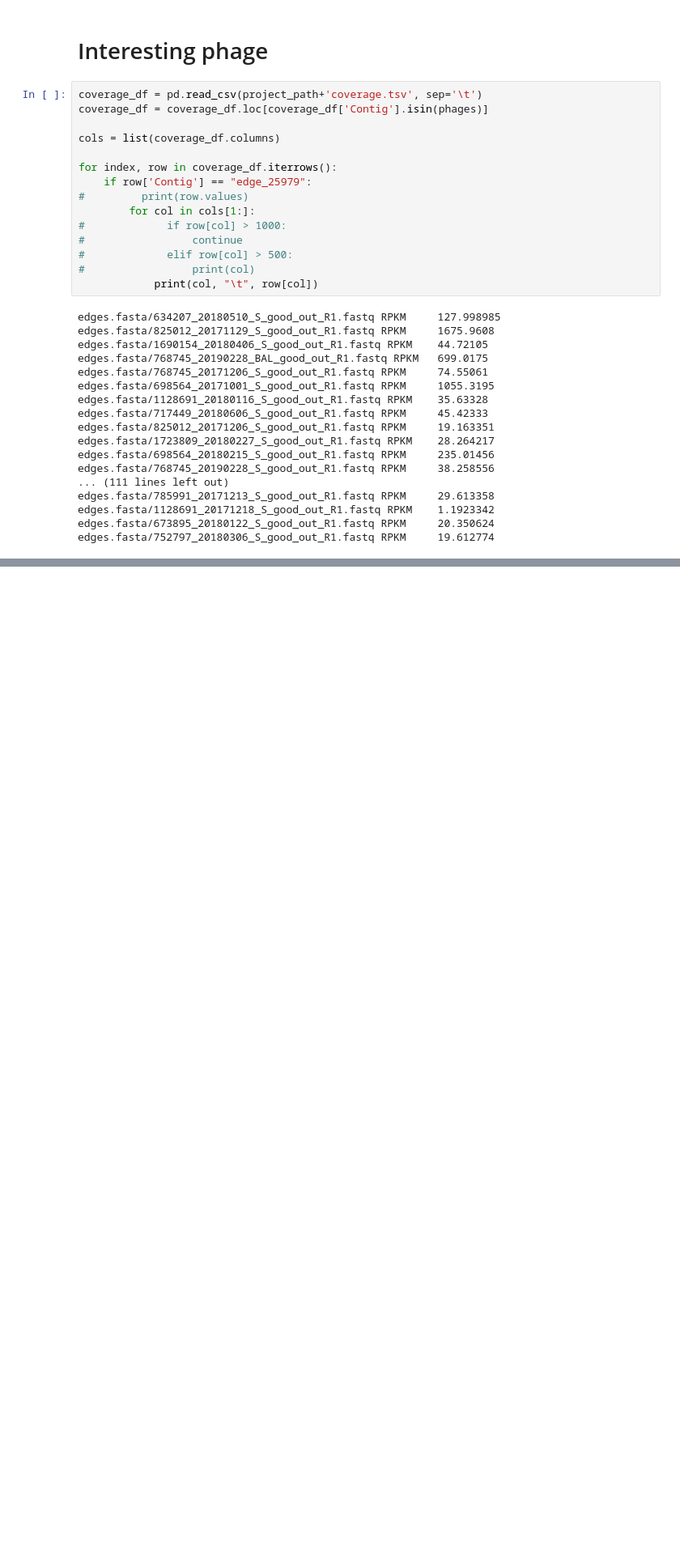
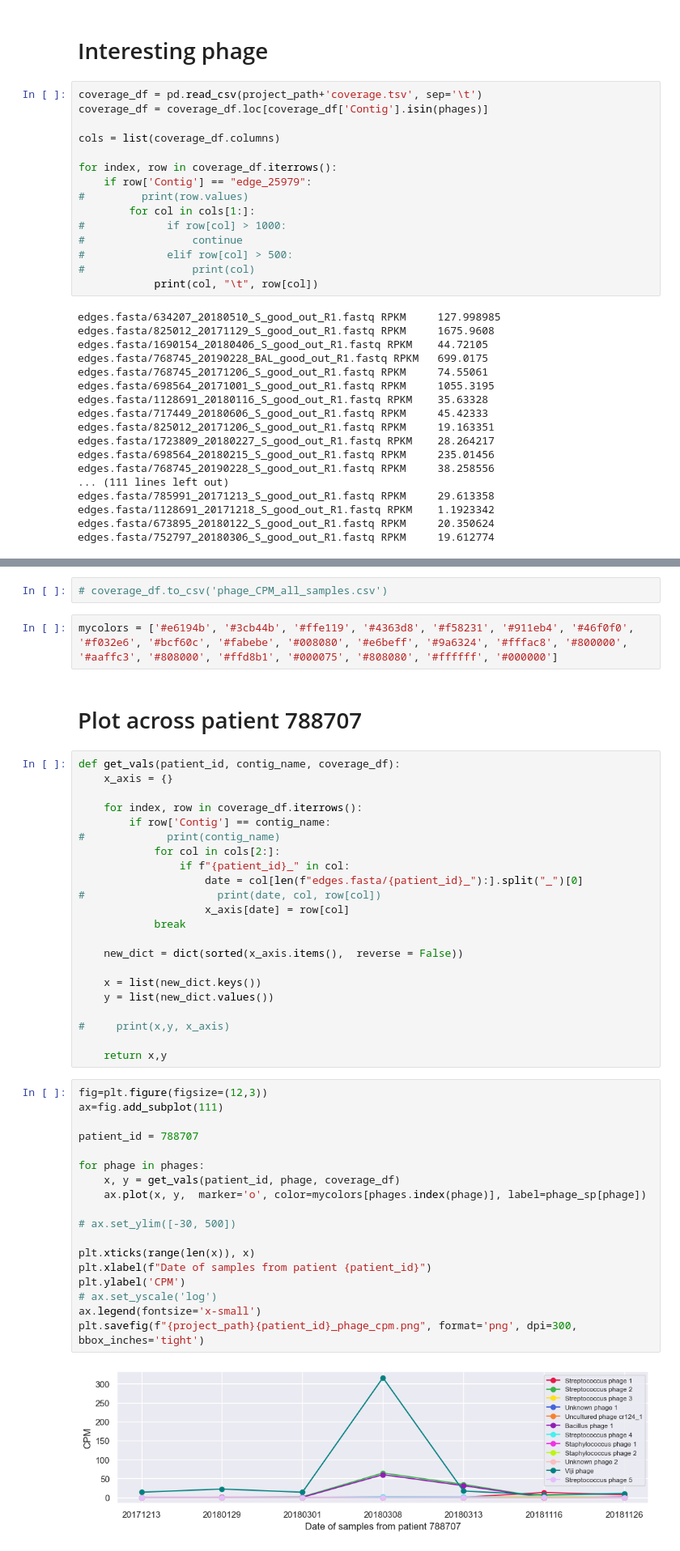
Before and after one commit to FlindersFAME/CFHackathon2023, a Jupyter notebook: mags/phage_related/Coverage_of_phages_across_samples.ipynb, the cells around one changed output, grey strips where cells are left out. Shown: that part at 81% size. Cells and saved outputs as stored; diff of their text form; blank space fills up the shorter version.

Commit message:
Plot phage CPM with lunch function data

```diff
--- a/mags/phage_related/Coverage_of_phages_across_samples.ipynb
+++ b/mags/phage_related/Coverage_of_phages_across_samples.ipynb
@@ -191,0 +172,48 @@ coverage_df.to_csv('phage_CPM_all_samples.csv')
+# %%
+# coverage_df.to_csv('phage_CPM_all_samples.csv')
+# %%
+mycolors = ['#e6194b', '#3cb44b', '#ffe119', '#4363d8', '#f58231', '#911eb4', '#46f0f0', '#f032e6', '#bcf60c', '#fabebe', '#008080', '#e6beff', '#9a6324', '#fffac8', '#800000', '#aaffc3', '#808000', '#ffd8b1', '#000075', '#808080', '#ffffff', '#000000']
+# %% [markdown]
+# Plot across patient 788707
+# %%
+def get_vals(patient_id, contig_name, coverage_df):
+    x_axis = {}
+
+    for index, row in coverage_df.iterrows():
+        if row['Contig'] == contig_name:
+#             print(contig_name)
+            for col in cols[2:]:
+                if f"{patient_id}_" in col:
+                    date = col[len(f"edges.fasta/{patient_id}_"):].split("_")[0]
+#                     print(date, col, row[col])
+                    x_axis[date] = row[col]
+            break
+
+    new_dict = dict(sorted(x_axis.items(),  reverse = False))
+
+    x = list(new_dict.keys())
+    y = list(new_dict.values())
+
+#     print(x,y, x_axis)
+
+    return x,y
+# %%
+fig=plt.figure(figsize=(12,3))
+ax=fig.add_subplot(111)
+
+patient_id = 788707
+
+for phage in phages:
+    x, y = get_vals(patient_id, phage, coverage_df)
+    ax.plot(x, y,  marker='o', color=mycolors[phages.index(phage)], label=phage_sp[phage])
+
+# ax.set_ylim([-30, 500])
+
+plt.xticks(range(len(x)), x)
+plt.xlabel(f"Date of samples from patient {patient_id}")
+plt.ylabel('CPM')
+# ax.set_yscale('log')
+ax.legend(fontsize='x-small')
+plt.savefig(f"{project_path}{patient_id}_phage_cpm.png", format='png', dpi=300, bbox_inches='tight')
+# %% [output]
+[figure, added]
```
Also changed, not shown: parts of 31 cells of this notebook.
